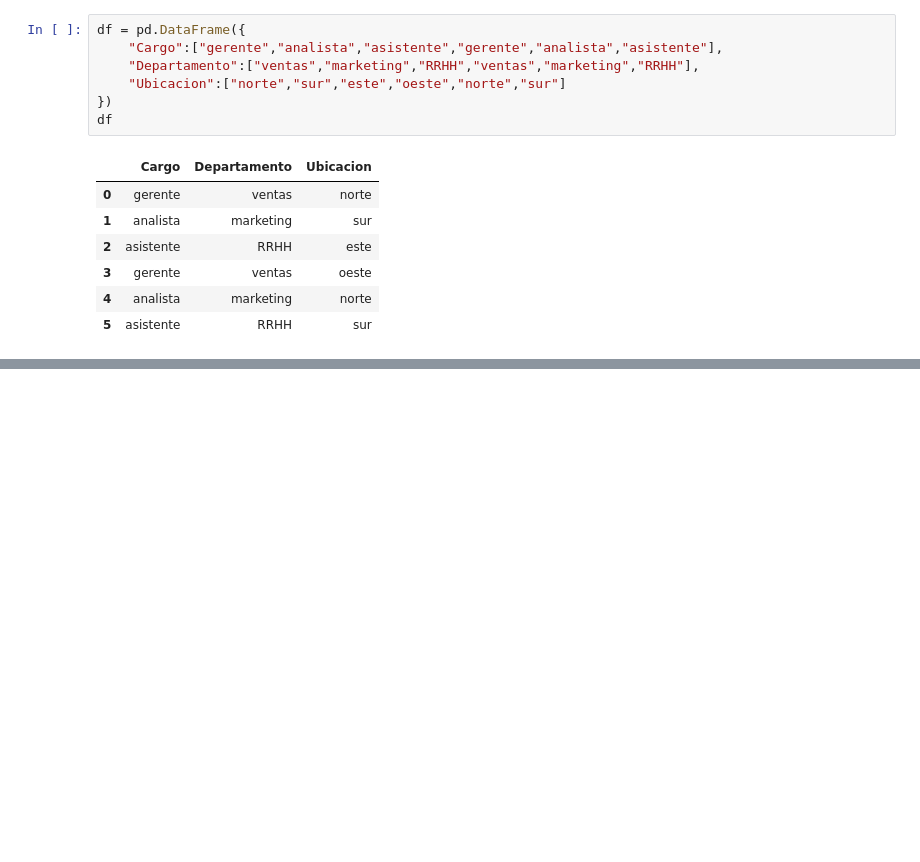
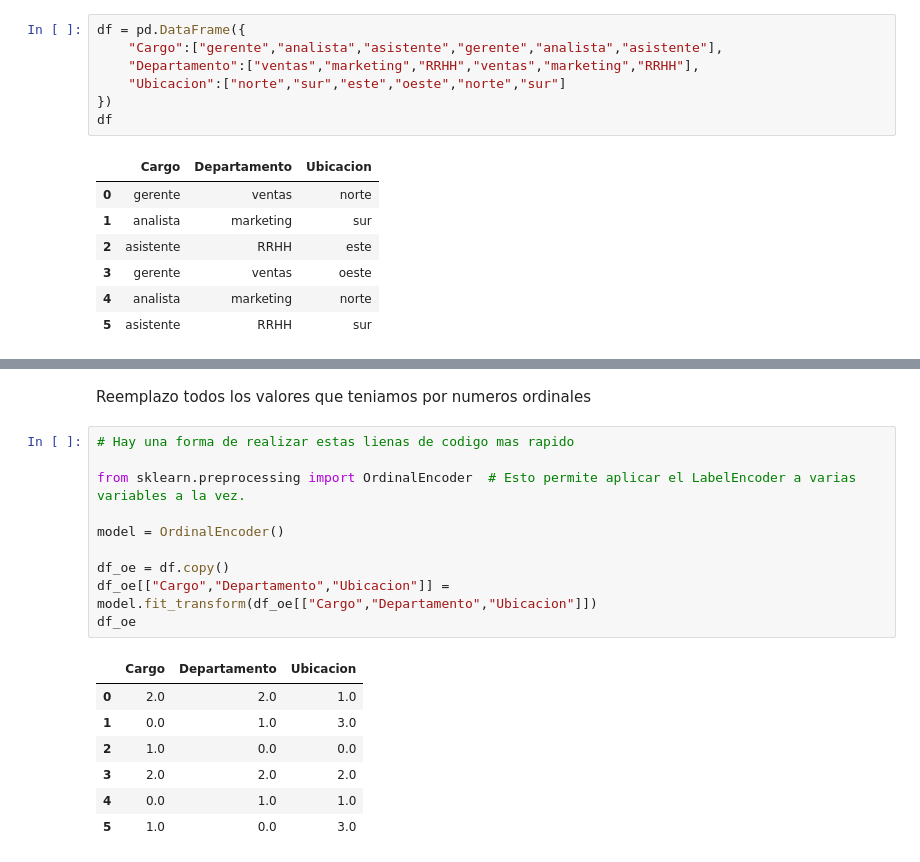
Before and after one commit to MatiasKige/Data-Science-FIFA, a Jupyter notebook: Curso Machine Learning/Colab.ipynb, the cells around one changed output, grey strips where cells are left out. Drawn from its saved outputs; the diff is of its cells as text; blank space fills up the shorter version.

```diff
--- a/Curso Machine Learning/Colab.ipynb
+++ b/Curso Machine Learning/Colab.ipynb
@@ -404,0 +445,20 @@ AttributeError: 'OneHotEncoder' object has no attribute 'get_features_names_out'
+# %% [markdown]
+Reemplazo todos los valores que teniamos por numeros ordinales
+# %%
+# Hay una forma de realizar estas lienas de codigo mas rapido
+
+from sklearn.preprocessing import OrdinalEncoder  # Esto permite aplicar el LabelEncoder a varias variables a la vez.
+
+model = OrdinalEncoder()
+
+df_oe = df.copy()
+df_oe[["Cargo","Departamento","Ubicacion"]] = model.fit_transform(df_oe[["Cargo","Departamento","Ubicacion"]])
+df_oe
+# %% [output]
+|  | Cargo | Departamento | Ubicacion |
+| 0 | 2.0 | 2.0 | 1.0 |
+| 1 | 0.0 | 1.0 | 3.0 |
+| 2 | 1.0 | 0.0 | 0.0 |
+| 3 | 2.0 | 2.0 | 2.0 |
+| 4 | 0.0 | 1.0 | 1.0 |
+| 5 | 1.0 | 0.0 | 3.0 |
```
Also changed, not shown: parts of 10 cells of this notebook, 1 other file.
